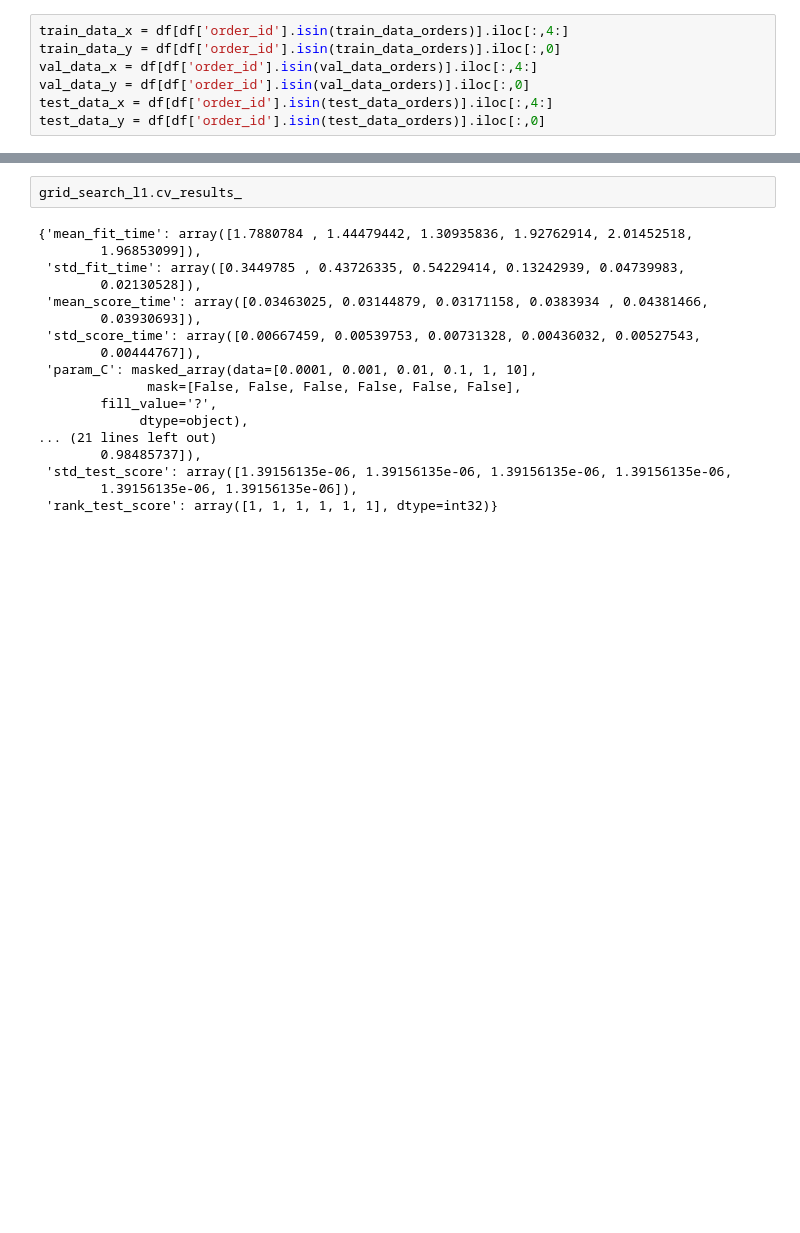
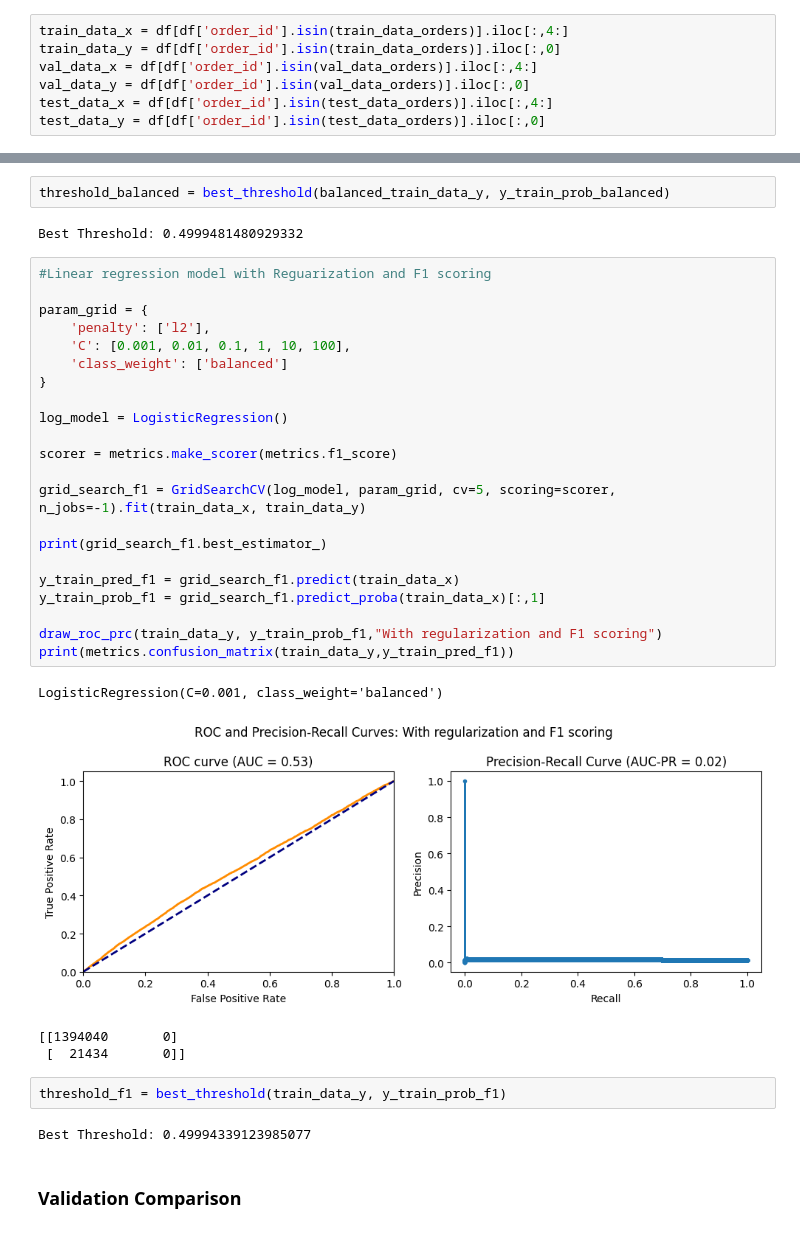
Before and after one commit to alvaro-dda/zrive-ds, a Jupyter notebook: src/module_3/assign_3.ipynb, the cells around one changed output, grey strips where cells are left out. Saved outputs shown, nothing was run; the diff lists cells and outputs as text; blank space fills up the shorter version.

```diff
--- a/src/module_3/assign_3.ipynb
+++ b/src/module_3/assign_3.ipynb
@@ -256,21 +246,38 @@ array([[399179,      0],
-# %%
-grid_search_l1.cv_results_
-# %% [output]
-{'mean_fit_time': array([1.7880784 , 1.44479442, 1.30935836, 1.92762914, 2.01452518,
-        1.96853099]),
- 'std_fit_time': array([0.3449785 , 0.43726335, 0.54229414, 0.13242939, 0.04739983,
-        0.02130528]),
- 'mean_score_time': array([0.03463025, 0.03144879, 0.03171158, 0.0383934 , 0.04381466,
-        0.03930693]),
- 'std_score_time': array([0.00667459, 0.00539753, 0.00731328, 0.00436032, 0.00527543,
-        0.00444767]),
- 'param_C': masked_array(data=[0.0001, 0.001, 0.01, 0.1, 1, 10],
-              mask=[False, False, False, False, False, False],
-        fill_value='?',
-             dtype=object),
-... (21 lines left out)
-        0.98485737]),
- 'std_test_score': array([1.39156135e-06, 1.39156135e-06, 1.39156135e-06, 1.39156135e-06,
-        1.39156135e-06, 1.39156135e-06]),
- 'rank_test_score': array([1, 1, 1, 1, 1, 1], dtype=int32)}
+# %%
+threshold_balanced = best_threshold(balanced_train_data_y, y_train_prob_balanced)
+# %% [output]
+Best Threshold: 0.4999481480929332
+# %%
+#Linear regression model with Reguarization and F1 scoring
+
+param_grid = {
+    'penalty': ['l2'],
+    'C': [0.001, 0.01, 0.1, 1, 10, 100],
+    'class_weight': ['balanced']
+}
+
+log_model = LogisticRegression()
+
+scorer = metrics.make_scorer(metrics.f1_score)
+
+grid_search_f1 = GridSearchCV(log_model, param_grid, cv=5, scoring=scorer, n_jobs=-1).fit(train_data_x, train_data_y)
+
+print(grid_search_f1.best_estimator_)
+
+y_train_pred_f1 = grid_search_f1.predict(train_data_x)
+y_train_prob_f1 = grid_search_f1.predict_proba(train_data_x)[:,1]
+
+draw_roc_prc(train_data_y, y_train_prob_f1,"With regularization and F1 scoring")
+print(metrics.confusion_matrix(train_data_y,y_train_pred_f1))
+# %% [output]
+LogisticRegression(C=0.001, class_weight='balanced')
+[figure, added]
+[[1394040       0]
+ [  21434       0]]
+# %%
+threshold_f1 = best_threshold(train_data_y, y_train_prob_f1)
+# %% [output]
+Best Threshold: 0.49994339123985077
+# %% [markdown]
+### Validation Comparison
 # %%
```
Also changed, not shown: parts of 33 cells of this notebook.
